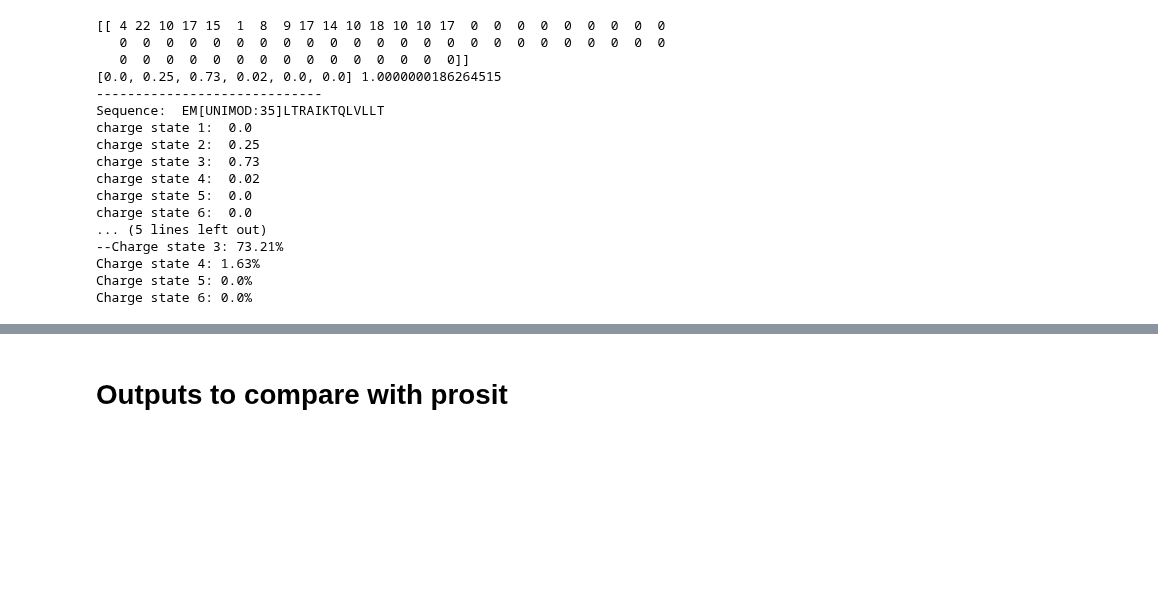
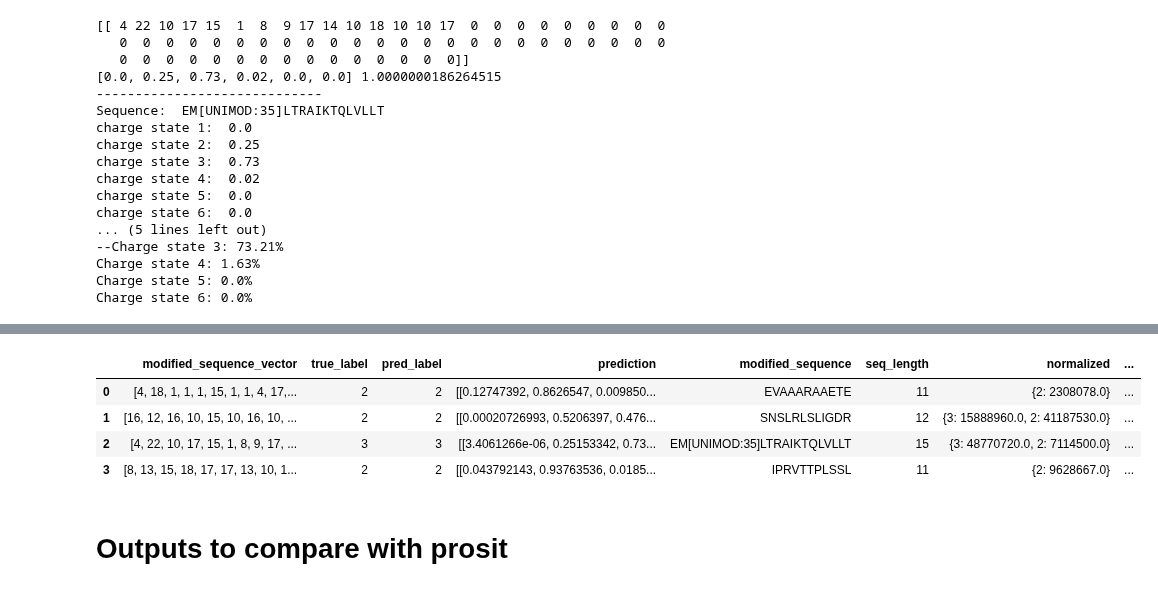
Before and after one commit to Sacesh/Masterpraktikum, a Jupyter notebook: new_charge_predictor_multiclass.ipynb, the cells around one changed output, grey strips where cells are left out. Drawn from its saved outputs; the diff is of its cells as text; code cells hidden in the pictures; blank space fills up the shorter version.

```diff
--- a/new_charge_predictor_multiclass.ipynb
+++ b/new_charge_predictor_multiclass.ipynb
@@ -1043,3 +1091,15 @@ disp.plot(cmap=plt.cm.Blues, xticks_rotation=45)
 
 #sn.heatmap(cm2, annot=True, cmap="crest")
 # TODO  check if most abundant is chosen
+# %%
+# TopK-Metrics
+# iterate over all rows in predict_df and compare true_label with topK and set column topK_inference to either True or False
+predict_df['topK_inference'] = None
+for index, row in predict_df.iterrows():
+        if row['pred_label'] is None or row['prediction'] is None:
+            predict_df.at[index, 'topK_inference'] = None
+        elif row['pred_label'] in row['topK']:
+            predict_df.at[index, 'topK_inference'] = True
+        else:
+            predict_df.at[index, 'topK_inference'] = False
+            #print(row['prediction'], row['pred_label'], row['topK'])
@@ -1046,3 +1118,11 @@ disp.plot(cmap=plt.cm.Blues, xticks_rotation=45)
+# %%
+predict_df.head(4)
+# %% [output]
+|  | modified_sequence_vector | true_label | pred_label | prediction | modified_sequence | seq_length | normalized | ... |
+| 0 | [4, 18, 1, 1, 1, 15, 1, 1, 4, 17,... | 2 | 2 | [[0.12747392, 0.8626547, 0.009850... | EVAAARAAETE | 11 | {2: 2308078.0} | ... |
+| 1 | [16, 12, 16, 10, 15, 10, 16, 10, ... | 2 | 2 | [[0.00020726993, 0.5206397, 0.476... | SNSLRLSLIGDR | 12 | {3: 15888960.0, 2: 41187530.0} | ... |
+| 2 | [4, 22, 10, 17, 15, 1, 8, 9, 17, ... | 3 | 3 | [[3.4061266e-06, 0.25153342, 0.73... | EM[UNIMOD:35]LTRAIKTQLVLLT | 15 | {3: 48770720.0, 2: 7114500.0} | ... |
+| 3 | [8, 13, 15, 18, 17, 17, 13, 10, 1... | 2 | 2 | [[0.043792143, 0.93763536, 0.0185... | IPRVTTPLSSL | 11 | {2: 9628667.0} | ... |
 # %%
 # calculate error for each class corresponding to sequence length, TODO normalize for sequence length occurence
 seq_len_dict = dict()
```
Also changed, not shown: parts of 18 cells of this notebook.
